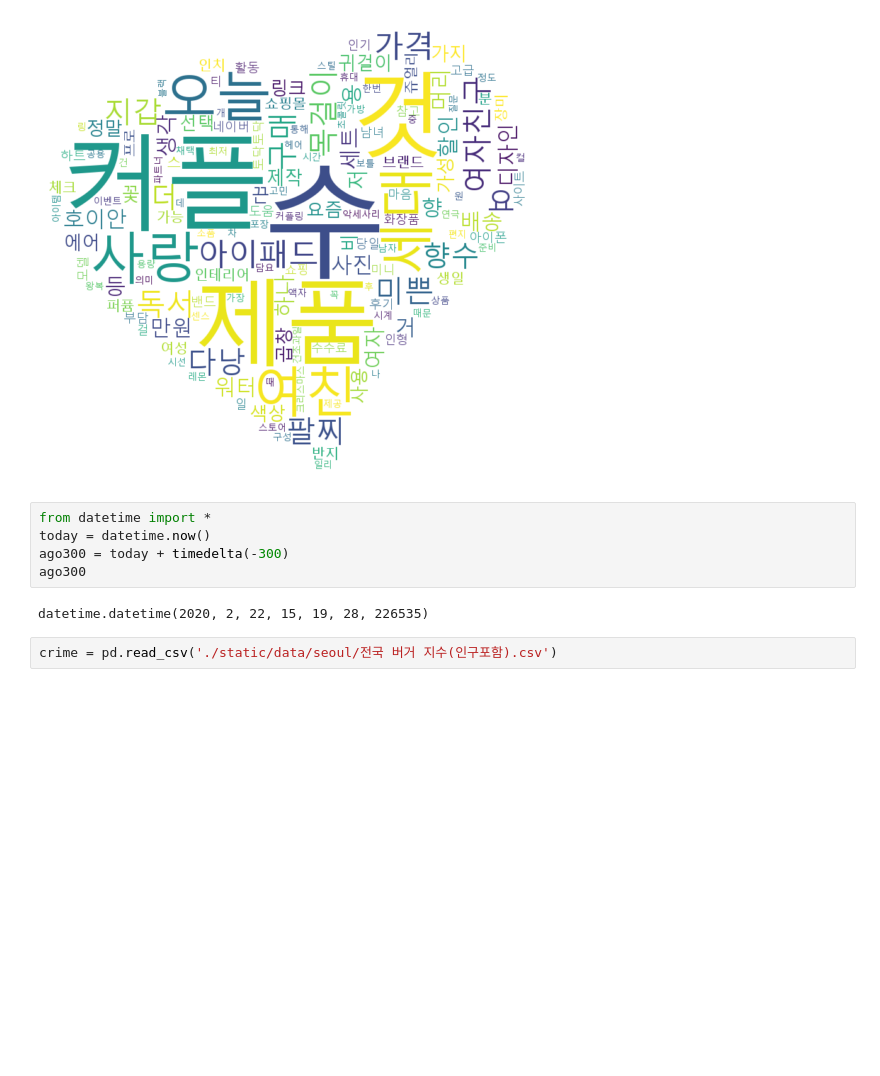
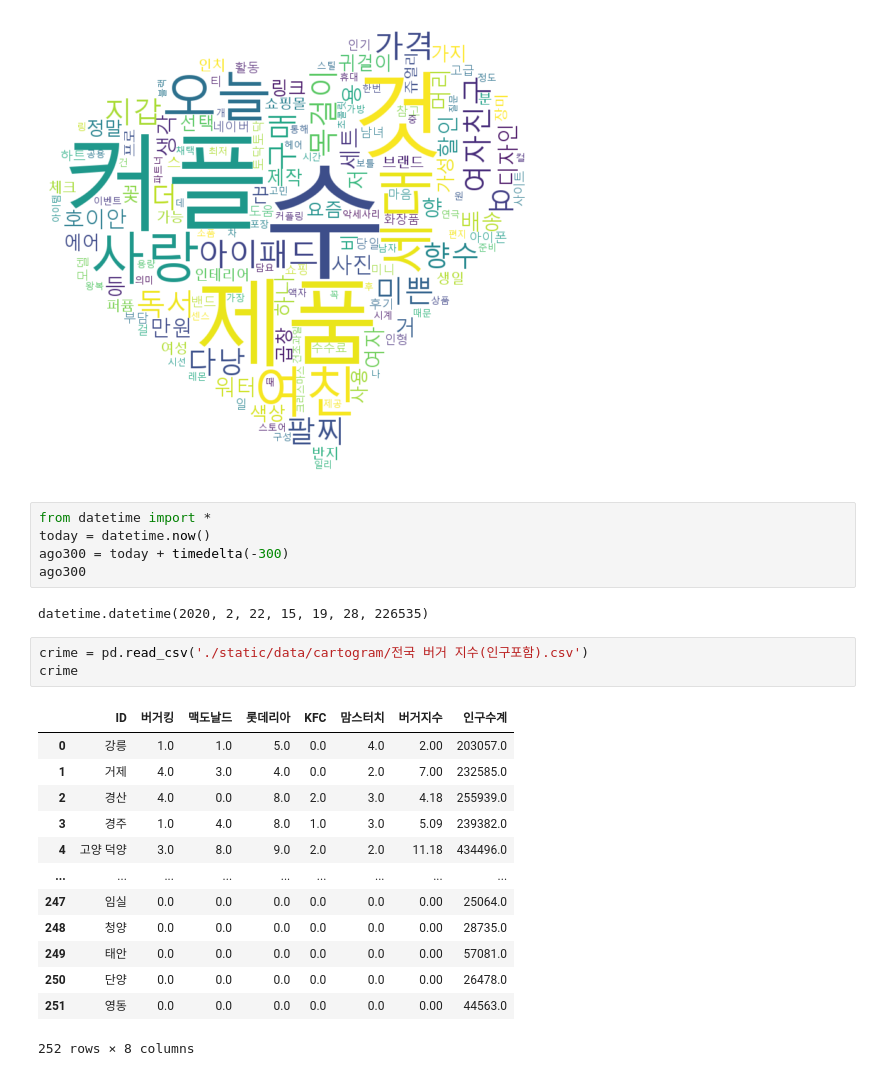
Before and after one commit to beegramin9/Flask, a Jupyter notebook: 3_module/test.ipynb, the cells around one changed output. Cells and saved outputs as stored; diff of their text form; blank space fills up the shorter version.

```diff
--- a/3_module/test.ipynb
+++ b/3_module/test.ipynb
@@ -506,4 +506,19 @@ ago300
 # %% [output]
 datetime.datetime(2020, 2, 22, 15, 19, 28, 226535)
 # %%
-crime = pd.read_csv('./static/data/seoul/전국 버거 지수(인구포함).csv')
+crime = pd.read_csv('./static/data/cartogram/전국 버거 지수(인구포함).csv')
+crime
+# %% [output]
+|  | ID | 버거킹 | 맥도날드 | 롯데리아 | KFC | 맘스터치 | 버거지수 | 인구수계 |
+| 0 | 강릉 | 1.0 | 1.0 | 5.0 | 0.0 | 4.0 | 2.00 | 203057.0 |
+| 1 | 거제 | 4.0 | 3.0 | 4.0 | 0.0 | 2.0 | 7.00 | 232585.0 |
+| 2 | 경산 | 4.0 | 0.0 | 8.0 | 2.0 | 3.0 | 4.18 | 255939.0 |
+| 3 | 경주 | 1.0 | 4.0 | 8.0 | 1.0 | 3.0 | 5.09 | 239382.0 |
+| 4 | 고양 덕양 | 3.0 | 8.0 | 9.0 | 2.0 | 2.0 | 11.18 | 434496.0 |
+| ... | ... | ... | ... | ... | ... | ... | ... | ... |
+| 247 | 임실 | 0.0 | 0.0 | 0.0 | 0.0 | 0.0 | 0.00 | 25064.0 |
+| 248 | 청양 | 0.0 | 0.0 | 0.0 | 0.0 | 0.0 | 0.00 | 28735.0 |
+| 249 | 태안 | 0.0 | 0.0 | 0.0 | 0.0 | 0.0 | 0.00 | 57081.0 |
+| 250 | 단양 | 0.0 | 0.0 | 0.0 | 0.0 | 0.0 | 0.00 | 26478.0 |
+| 251 | 영동 | 0.0 | 0.0 | 0.0 | 0.0 | 0.0 | 0.00 | 44563.0 |
+252 rows × 8 columns
```
Also changed, not shown: parts of 16 cells of this notebook, 8 other files.
